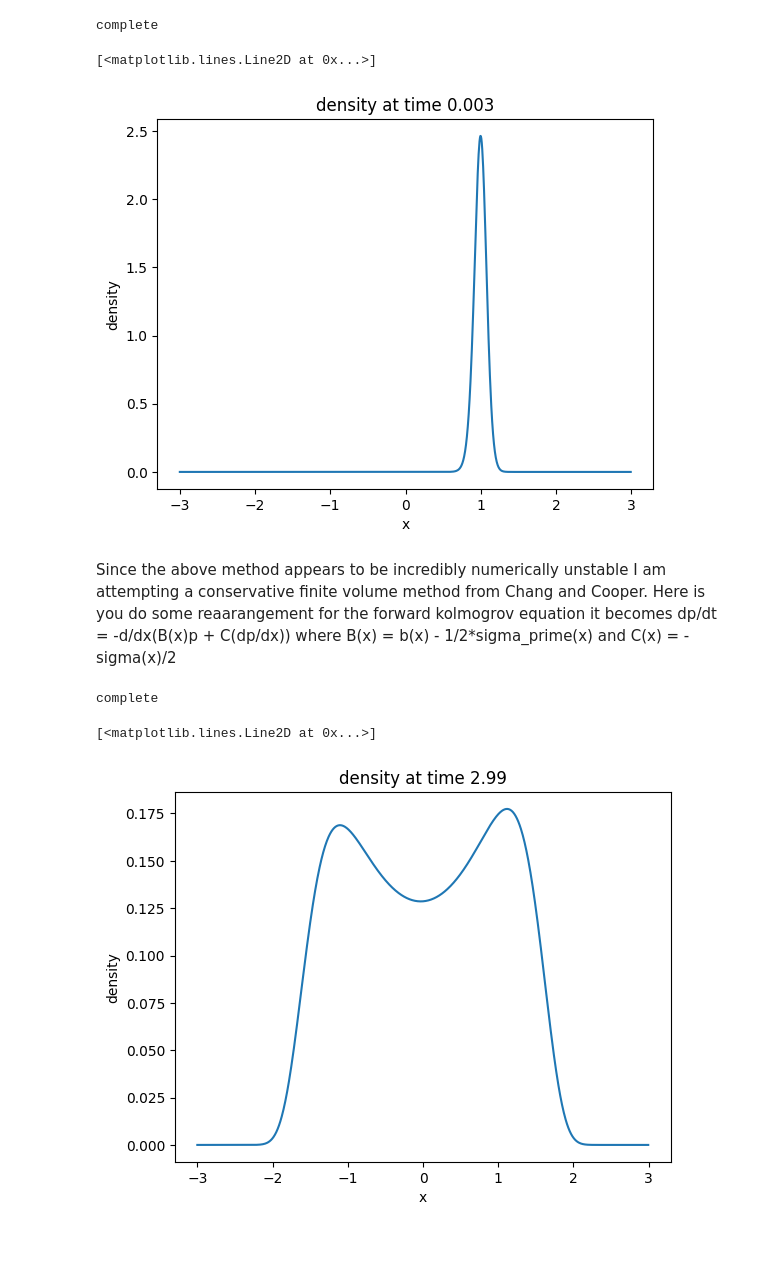
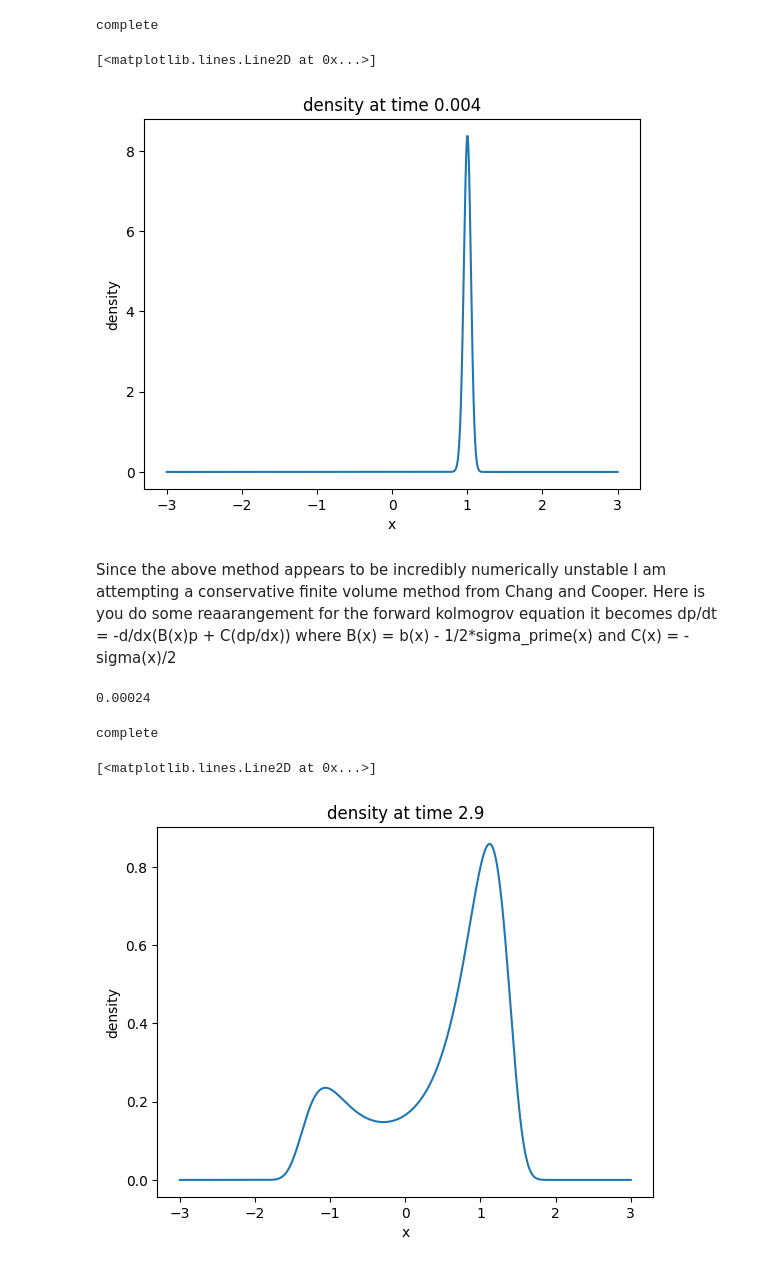
Before and after one commit to tcooley01/AERO729, a Jupyter notebook: HW3Files/hw3plots.ipynb, the cells around one changed output. Drawn from its saved outputs; the diff is of its cells as text; code cells hidden in the pictures.

```diff
--- a/HW3Files/hw3plots.ipynb
+++ b/HW3Files/hw3plots.ipynb
@@ -131,7 +131,7 @@ print('complete')
 # %% [output]
 complete
 # %%
-time = 0.003
+time = 0.004
 ind = math.floor(time/del_t)
 plt.title(f'density at time {time}')
 plt.xlabel('x')
@@ -139,7 +139,7 @@ plt.ylabel('density')
 plt.plot(x_ref, results[ind, :])
 # %% [output]
 [<matplotlib.lines.Line2D at 0x...>]
-[figure, old version]
+[figure, new version]
 # %% [markdown]
 Since the above method appears to be incredibly numerically unstable I am attempting a conservative finite volume method from Chang and Cooper. Here is you do some reaarangement for the forward kolmogrov equation it becomes dp/dt = -d/dx(B(x)p + C(dp/dx)) where B(x) = b(x) - 1/2*sigma_prime(x) and C(x) = -sigma(x)/2
 # %%
@@ -147,14 +147,15 @@ def big_B(x):
     return b_func(x) - (0.5*sigma_prime(x))
 
 def big_C(x):
-    return (-sigma(x))/0.5
+    return (-sigma(x))/2
 # %%
 # Functions to calculate entries in coefficient matrix
 
+
+# Functions using averaging over gridpoints
 """
-# Functions using averaging over gridpoints
 def aph(x, d_x, d_t, delta_i, delta_last):
-    term_1 = (1/d_x)*((big_C(x+d_x)+big_C(x))*0.5 + big_C(x-(d_x/2)))
+    term_1 = (1/d_x)*((big_C(x+d_x)+big_C(x))*0.5 + ((big_C(x-d_x) + big_C(x))*0.5))
     term_2 = (1-delta_last)*((big_B(x-(d_x)) + big_B(x))*0.5)
     term_3 = -delta_i*((big_B(x+d_x) + big_B(x))*0.5)
     return 1 - (d_t/d_x)*(term_1 + term_2 + term_3)
@@ -188,8 +189,8 @@ def gma(x, d_x, d_t, delta_last):
     return (d_t/d_x)*(term_1 + term_2)
 # %%
 # Hyper params
-num_timesteps = 10000
-gridpoints = 1000
+num_timesteps = 25000
+gridpoints = 25000
 space_interval = (-3, 3)
 run_time = 3
 del_t = run_time/num_timesteps
@@ -217,9 +218,11 @@ lower_diag = np.diag(coeff_mat, k=-1)
 banded_fmt_coeffs = np.vstack([
     np.append(0, upper_diag), diag, np.append(lower_diag, 0)
 ])
+# %% [output]
+0.00024
 # %%
 results = np.zeros((num_timesteps, gridpoints))
-results[0, 666:667] = 1/(2*del_x)
+results[0, 16666] = 1/del_x
 
 for i in range(1, num_timesteps):
     next_time = sp.linalg.solve_banded((1, 1), banded_fmt_coeffs, results[i-1])
@@ -228,12 +231,12 @@ print('complete')
 # %% [output]
 complete
 # %%
-time = 2.99
+time = 2.9
 ind = math.floor(time/del_t)
 plt.title(f'density at time {time}')
 plt.xlabel('x')
 plt.ylabel('density')
 plt.plot(x_ref, results[ind, :])
 # %% [output]
 [<matplotlib.lines.Line2D at 0x...>]
-[figure, old version]
+[figure, new version]
```
Also changed, not shown: parts of 6 cells of this notebook.
